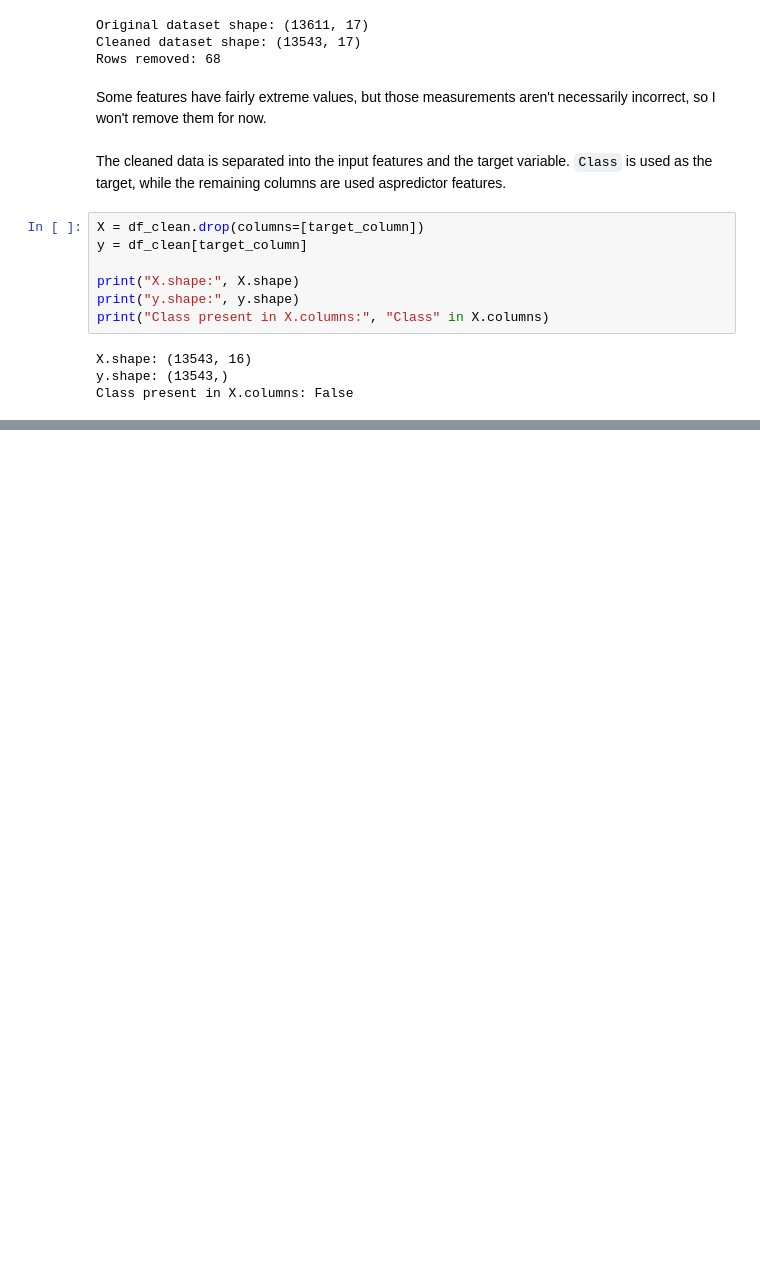
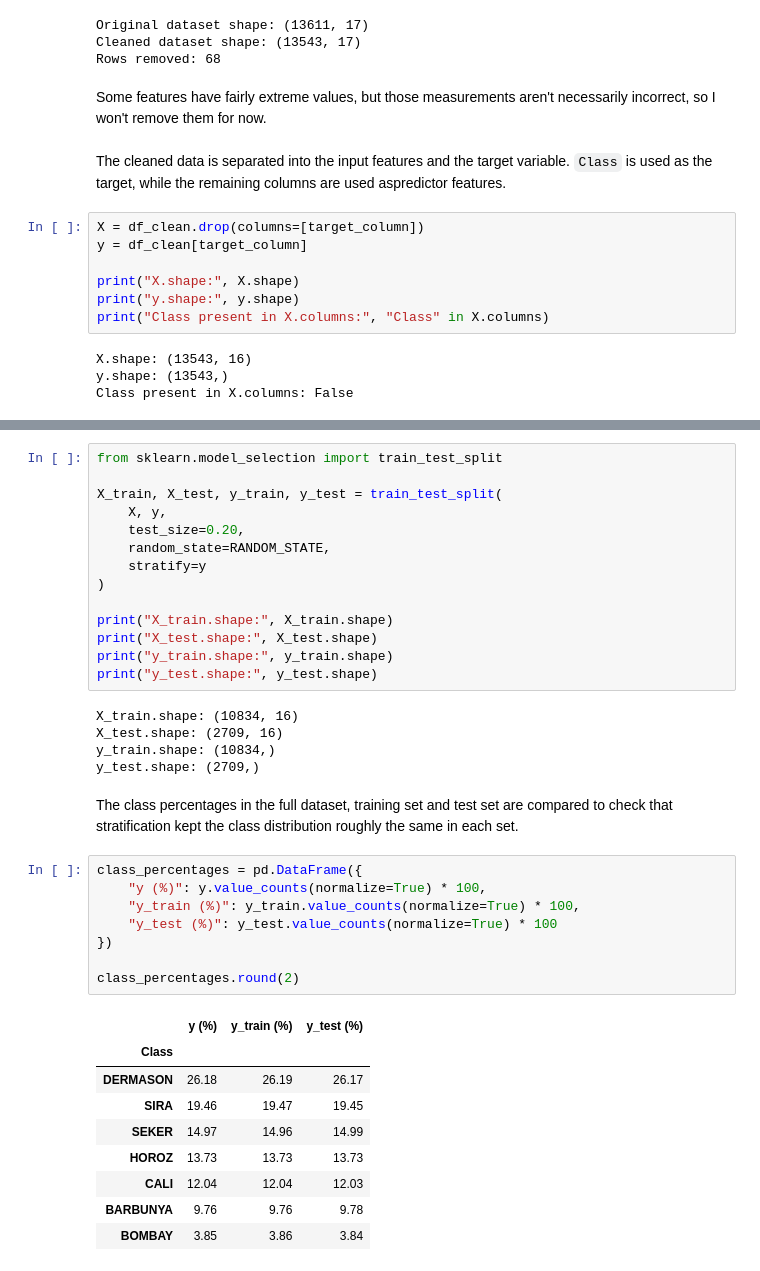
Before and after one commit to cliodhnarv/dry-bean-ml-classification, a Jupyter notebook: notebooks/01_data_audit_and_baseline.ipynb, the cells around one changed output, grey strips where cells are left out. Saved outputs shown, nothing was run; the diff lists cells and outputs as text; blank space fills up the shorter version.

Commit message:
Adding stratified train test split

```diff
--- a/notebooks/01_data_audit_and_baseline.ipynb
+++ b/notebooks/01_data_audit_and_baseline.ipynb
@@ -264,0 +271,39 @@ Class present in X.columns: False
+# %%
+from sklearn.model_selection import train_test_split
+
+X_train, X_test, y_train, y_test = train_test_split(
+    X, y,
+    test_size=0.20,
+    random_state=RANDOM_STATE,
+    stratify=y
+)
+
+print("X_train.shape:", X_train.shape)
+print("X_test.shape:", X_test.shape)
+print("y_train.shape:", y_train.shape)
+print("y_test.shape:", y_test.shape)
+# %% [output]
+X_train.shape: (10834, 16)
+X_test.shape: (2709, 16)
+y_train.shape: (10834,)
+y_test.shape: (2709,)
+# %% [markdown]
+The class percentages in the full dataset, training set and test set are compared to check that stratification kept the class distribution roughly the same in each set.
+# %%
+class_percentages = pd.DataFrame({
+    "y (%)": y.value_counts(normalize=True) * 100,
+    "y_train (%)": y_train.value_counts(normalize=True) * 100,
+    "y_test (%)": y_test.value_counts(normalize=True) * 100
+})
+
+class_percentages.round(2)
+# %% [output]
+|  | y (%) | y_train (%) | y_test (%) |
+| Class |  |  |  |
+| DERMASON | 26.18 | 26.19 | 26.17 |
+| SIRA | 19.46 | 19.47 | 19.45 |
+| SEKER | 14.97 | 14.96 | 14.99 |
+| HOROZ | 13.73 | 13.73 | 13.73 |
+| CALI | 12.04 | 12.04 | 12.03 |
+| BARBUNYA | 9.76 | 9.76 | 9.78 |
+| BOMBAY | 3.85 | 3.86 | 3.84 |
```
Also changed, not shown: parts of 1 cell of this notebook.
